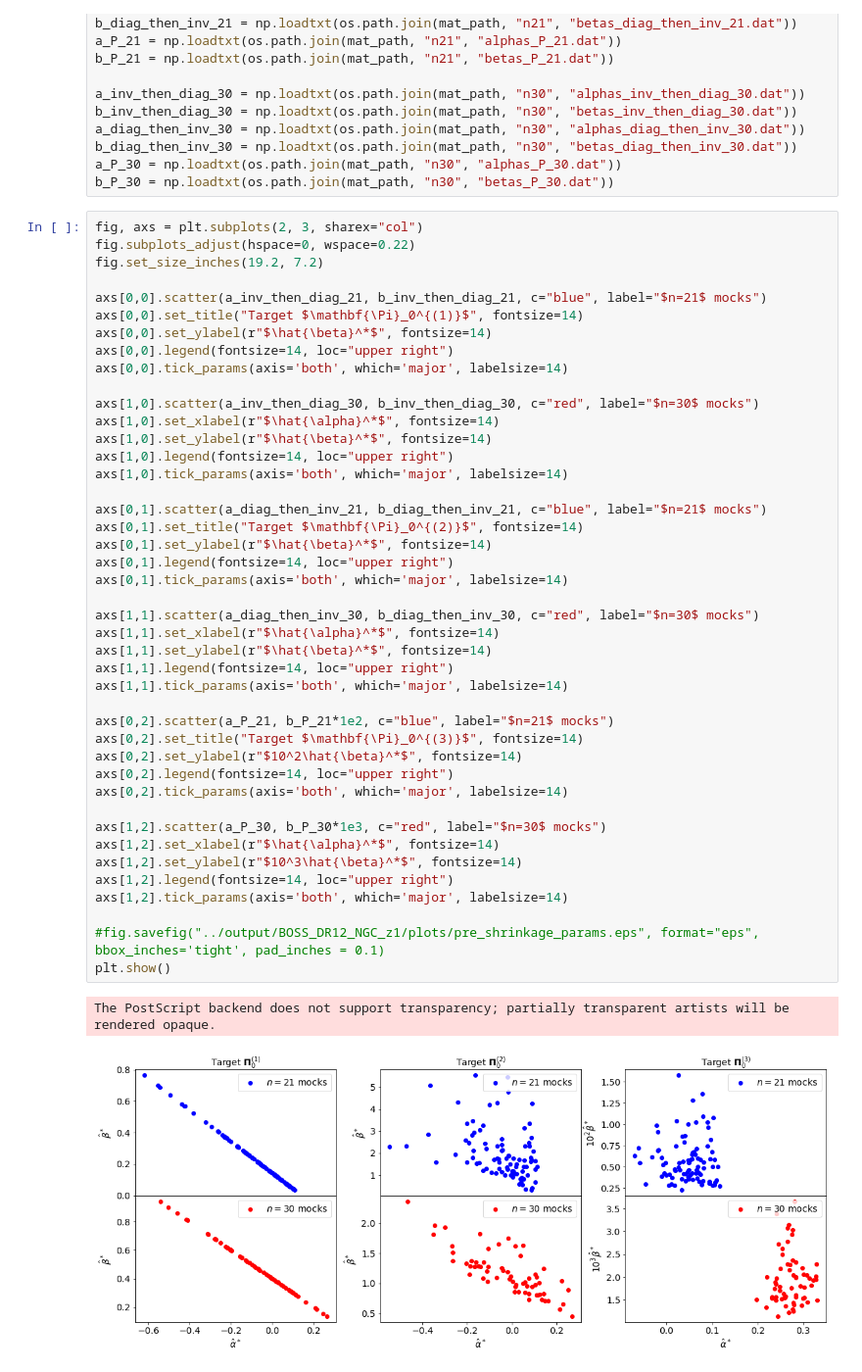
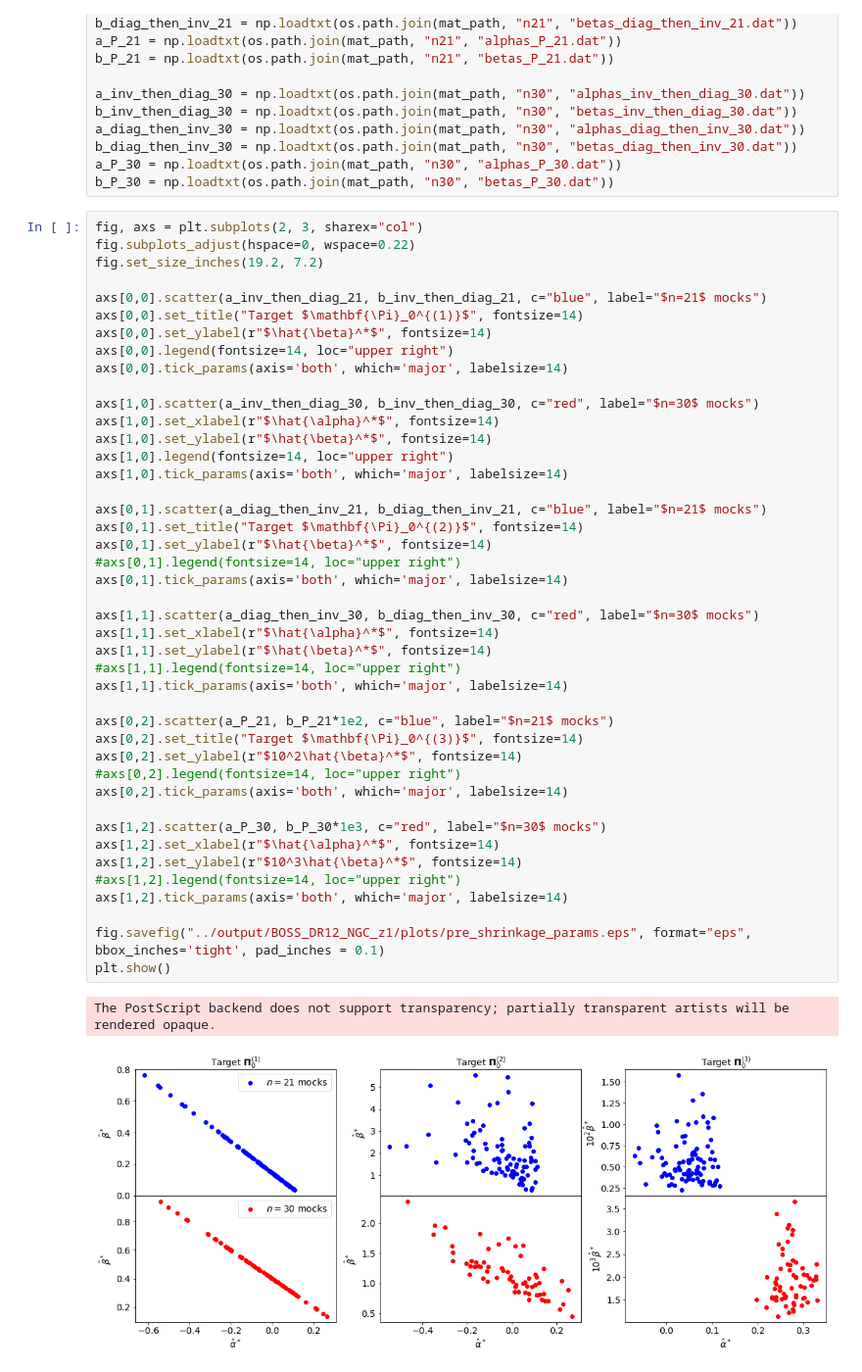
Before and after one commit to marnixlooijmans/shrinkage-estimation-paper, a Jupyter notebook: notebooks/make-plots.ipynb, the cells around one changed output. Shown at 98% size. Saved outputs shown, nothing was run; the diff lists cells and outputs as text.

```diff
--- a/notebooks/make-plots.ipynb
+++ b/notebooks/make-plots.ipynb
@@ -269,36 +270,36 @@ axs[0,0].tick_params(axis='both', which='major', labelsize=14)
 
 axs[1,0].scatter(a_inv_then_diag_30, b_inv_then_diag_30, c="red", label="$n=30$ mocks")
 axs[1,0].set_xlabel(r"$\hat{\alpha}^*$", fontsize=14)
 axs[1,0].set_ylabel(r"$\hat{\beta}^*$", fontsize=14)
 axs[1,0].legend(fontsize=14, loc="upper right")
 axs[1,0].tick_params(axis='both', which='major', labelsize=14)
 
 axs[0,1].scatter(a_diag_then_inv_21, b_diag_then_inv_21, c="blue", label="$n=21$ mocks")
 axs[0,1].set_title("Target $\mathbf{\Pi}_0^{(2)}$", fontsize=14)
 axs[0,1].set_ylabel(r"$\hat{\beta}^*$", fontsize=14)
-axs[0,1].legend(fontsize=14, loc="upper right")
+#axs[0,1].legend(fontsize=14, loc="upper right")
 axs[0,1].tick_params(axis='both', which='major', labelsize=14)
 
 axs[1,1].scatter(a_diag_then_inv_30, b_diag_then_inv_30, c="red", label="$n=30$ mocks")
 axs[1,1].set_xlabel(r"$\hat{\alpha}^*$", fontsize=14)
 axs[1,1].set_ylabel(r"$\hat{\beta}^*$", fontsize=14)
-axs[1,1].legend(fontsize=14, loc="upper right")
+#axs[1,1].legend(fontsize=14, loc="upper right")
 axs[1,1].tick_params(axis='both', which='major', labelsize=14)
 
 axs[0,2].scatter(a_P_21, b_P_21*1e2, c="blue", label="$n=21$ mocks")
 axs[0,2].set_title("Target $\mathbf{\Pi}_0^{(3)}$", fontsize=14)
 axs[0,2].set_ylabel(r"$10^2\hat{\beta}^*$", fontsize=14)
-axs[0,2].legend(fontsize=14, loc="upper right")
+#axs[0,2].legend(fontsize=14, loc="upper right")
 axs[0,2].tick_params(axis='both', which='major', labelsize=14)
 
 axs[1,2].scatter(a_P_30, b_P_30*1e3, c="red", label="$n=30$ mocks")
 axs[1,2].set_xlabel(r"$\hat{\alpha}^*$", fontsize=14)
 axs[1,2].set_ylabel(r"$10^3\hat{\beta}^*$", fontsize=14)
-axs[1,2].legend(fontsize=14, loc="upper right")
+#axs[1,2].legend(fontsize=14, loc="upper right")
 axs[1,2].tick_params(axis='both', which='major', labelsize=14)
 
-#fig.savefig("../output/BOSS_DR12_NGC_z1/plots/pre_shrinkage_params.eps", format="eps", bbox_inches='tight', pad_inches = 0.1)
+fig.savefig("../output/BOSS_DR12_NGC_z1/plots/pre_shrinkage_params.eps", format="eps", bbox_inches='tight', pad_inches = 0.1)
 plt.show()
 # %% [output]
 The PostScript backend does not support transparency; partially transparent artists will be rendered opaque.
-[figure, old version]
+[figure, new version]
```
Also changed, not shown: parts of 2 cells of this notebook, 7 other files.
